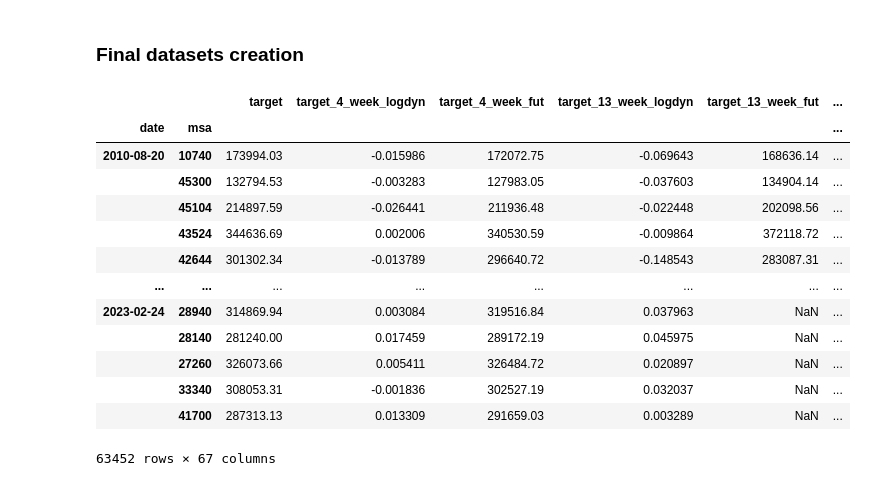
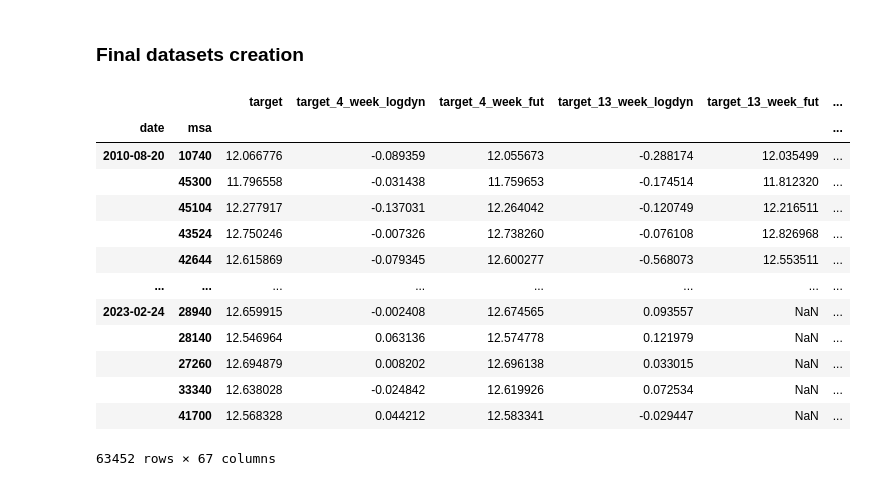
Before and after one commit to lebedevaale/real_estate_price_prediction, a Jupyter notebook: data_collection.ipynb, the cells around one changed output. Saved outputs shown, nothing was run; the diff lists cells and outputs as text; code cells hidden in the pictures.

```diff
--- a/data_collection.ipynb
+++ b/data_collection.ipynb
@@ -6,6 +6,9 @@ import pandas as pd
 from tqdm import tqdm
 import yfinance as yf
 import pyfredapi as pf
+import functions as fun
+import importlib as imp
+from sklearn.preprocessing import StandardScaler
 
 import warnings
 warnings.filterwarnings("ignore")
@@ -19,3 +22,5 @@ config = ConfigParser()
 config.read(directory + 'config.cfg')
 api_key = config.get('fred', 'api_key')
 lags = json.loads(config.get('params', 'lags'))
+log = bool(config.get('params', 'log'))
+st_sc = bool(config.get('params', 'st_sc'))
@@ -138,42 +147,61 @@ for i in range(1, 1500):
     CS_dates.append(start_date - pd.DateOffset(weeks = i))
     CS_dates.append(start_date + pd.DateOffset(weeks = i))
 target_2008 = target_2008[target_2008['date'].isin(CS_dates)]
 macro_dyn_2008 = target_2008.merge(macro, on = 'date', how = 'inner')
 
 # Calculating log dynamics of the macro data with different lags
 cols = macro_dyn.columns[1:].copy()
 cols_2008 = macro_dyn_2008.columns[1:].copy()
 for lag in lags:
     for col in cols:
         macro_dyn[f'{col}_{lag}_week_logdyn'] = np.log(macro_dyn[col] / macro_dyn[col].shift(lag))
     for col in cols_2008:
         macro_dyn_2008[f'{col}_{lag}_week_logdyn'] = np.log(macro_dyn_2008[col] / macro_dyn_2008[col].shift(lag))
     macro_dyn_2008[f'target_{lag}_week_fut'] = macro_dyn_2008['target'].shift(-lag)
 macro_dyn.dropna(thresh = len(macro_dyn.columns) - len(lags) + 1, inplace = True)
 macro_dyn_2008.dropna(thresh = len(macro_dyn_2008.columns) - len(lags) + 1, inplace = True)
 macro_dyn.sort_values('date', ascending = True, inplace = True)
 macro_dyn_2008.sort_values('date', ascending = True, inplace = True)
 macro_dyn_2008.set_index('date', drop = True, inplace = True)
 macro_dyn_2008.to_parquet(directory + 'Data_for_models/final_CS.parquet')
 
 # Merging dataset with all columns
 final_full = target.merge(macro_dyn, on = 'date', how = 'inner')
 final_full.sort_values('date', ascending = True, inplace = True)
+
+# Getting additional dataset for EDA
+eda_cols = [col for col in final_full.columns if ('target' not in col) & (col != 'msa')]
+final_eda = final_full[eda_cols]
+final_eda = final_eda[~final_eda['date'].duplicated(keep = 'first')]
+final_eda.to_parquet(directory + 'Data_for_models/final_eda.parquet', index = False)
+
+# Adding log to target and st_sc to other variables
 final_full.set_index(['date', 'msa'], drop = True, inplace = True)
+if log == True:
+    log_cols = [col for col in final_full.columns if '_week_fut' in col] + ['target']
+    for col in log_cols:
+        final_full[col] = np.log(final_full[col])
+if st_sc == True:
+    st_sc_cols = [col for col in final_full.columns if ('_week_fut' not in col) & (col != 'target')]
+    for col in st_sc_cols:
+        stsc = StandardScaler()
+        final_full[col] = stsc.fit_transform(np.asarray(final_full[col]).reshape(-1,1))
+
+# Saving the final dataset
 final_full.to_parquet(directory + 'Data_for_models/final_full.parquet')
 final_full
 # %% [output]
 |  |  | target | target_4_week_logdyn | target_4_week_fut | target_13_week_logdyn | target_13_week_fut | ... |
 | date | msa |  |  |  |  |  | ... |
-| 2010-08-20 | 10740 | 173994.03 | -0.015986 | 172072.75 | -0.069643 | 168636.14 | ... |
-|  | 45300 | 132794.53 | -0.003283 | 127983.05 | -0.037603 | 134904.14 | ... |
-|  | 45104 | 214897.59 | -0.026441 | 211936.48 | -0.022448 | 202098.56 | ... |
-|  | 43524 | 344636.69 | 0.002006 | 340530.59 | -0.009864 | 372118.72 | ... |
-|  | 42644 | 301302.34 | -0.013789 | 296640.72 | -0.148543 | 283087.31 | ... |
+| 2010-08-20 | 10740 | 12.066776 | -0.089359 | 12.055673 | -0.288174 | 12.035499 | ... |
+|  | 45300 | 11.796558 | -0.031438 | 11.759653 | -0.174514 | 11.812320 | ... |
+|  | 45104 | 12.277917 | -0.137031 | 12.264042 | -0.120749 | 12.216511 | ... |
+|  | 43524 | 12.750246 | -0.007326 | 12.738260 | -0.076108 | 12.826968 | ... |
+|  | 42644 | 12.615869 | -0.079345 | 12.600277 | -0.568073 | 12.553511 | ... |
 | ... | ... | ... | ... | ... | ... | ... | ... |
-| 2023-02-24 | 28940 | 314869.94 | 0.003084 | 319516.84 | 0.037963 | NaN | ... |
-|  | 28140 | 281240.00 | 0.017459 | 289172.19 | 0.045975 | NaN | ... |
-|  | 27260 | 326073.66 | 0.005411 | 326484.72 | 0.020897 | NaN | ... |
-|  | 33340 | 308053.31 | -0.001836 | 302527.19 | 0.032037 | NaN | ... |
-|  | 41700 | 287313.13 | 0.013309 | 291659.03 | 0.003289 | NaN | ... |
+| 2023-02-24 | 28940 | 12.659915 | -0.002408 | 12.674565 | 0.093557 | NaN | ... |
+|  | 28140 | 12.546964 | 0.063136 | 12.574778 | 0.121979 | NaN | ... |
+|  | 27260 | 12.694879 | 0.008202 | 12.696138 | 0.033015 | NaN | ... |
+|  | 33340 | 12.638028 | -0.024842 | 12.619926 | 0.072534 | NaN | ... |
+|  | 41700 | 12.568328 | 0.044212 | 12.583341 | -0.029447 | NaN | ... |
 63452 rows × 67 columns
```
Also changed, not shown: parts of 2 cells of this notebook, 4 other files.
